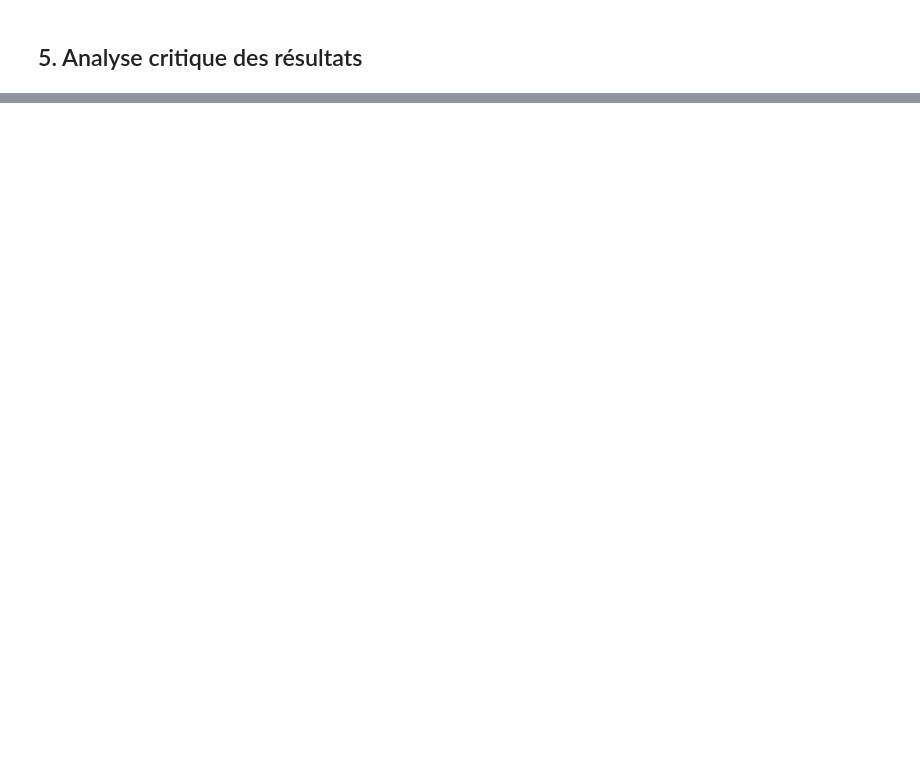
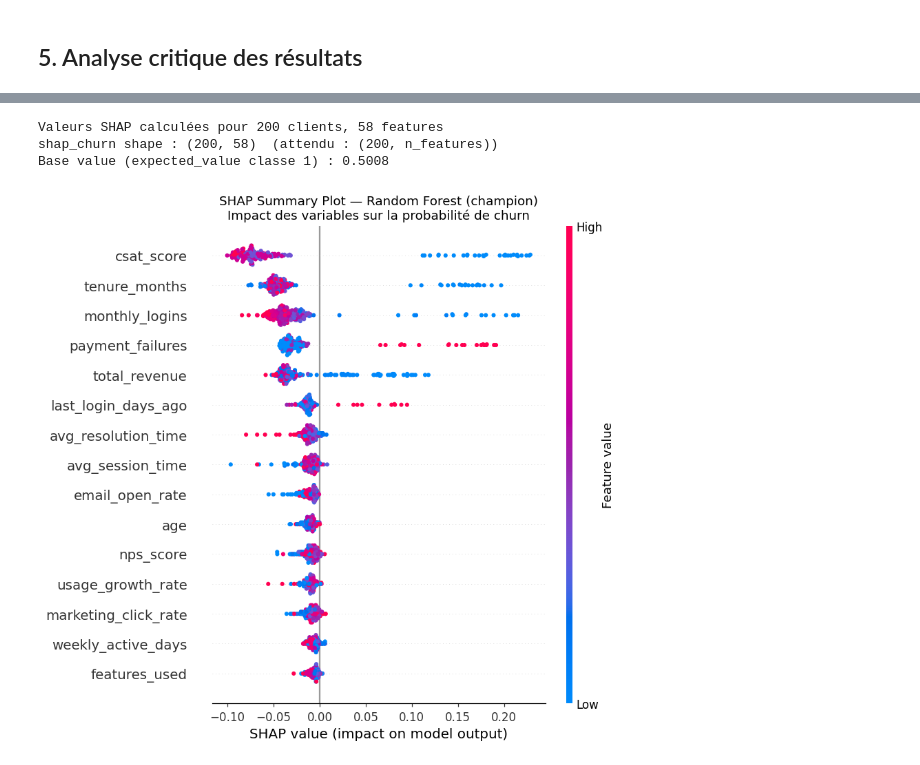
Before and after one commit to S13v3n-2/Projet_Data_Science, a Jupyter notebook: notebooks/08_model_comparison.ipynb, the cells around one changed output, grey strips where cells are left out. Cells and saved outputs as stored; diff of their text form; code cells hidden in the pictures; blank space fills up the shorter version.

```diff
--- a/notebooks/08_model_comparison.ipynb
+++ b/notebooks/08_model_comparison.ipynb
@@ -197,0 +360,51 @@ Décision finale :
+# %%
+import shap
+
+# TreeExplainer est optimisé pour les modèles basés sur les arbres (RF, XGBoost, LightGBM).
+# Il calcule exactement les valeurs de Shapley sans approximation, en O(TLD²)
+# où T = nombre d'arbres, L = feuilles max, D = profondeur max.
+explainer = shap.TreeExplainer(rf_model)
+
+# On calcule les valeurs SHAP sur un sous-ensemble du test (200 clients) pour la rapidité.
+# check_additivity=False évite un warning lié aux probabilités vs log-odds du RF.
+X_shap = X_test_df.copy()
+X_shap.columns = feature_names
+shap_values = explainer.shap_values(X_shap.iloc[:200], check_additivity=False)
+
+# shap_values peut être :
+#   - une liste [classe_0, classe_1] (ancienne API SHAP)
+#   - un tableau 3D (n_samples, n_features, n_classes) (nouvelle API SHAP >= 0.42)
+import numpy as np
+if isinstance(shap_values, list):
+    shap_churn = shap_values[1]           # ancienne API : liste indexée par classe
+elif hasattr(shap_values, "ndim") and shap_values.ndim == 3:
+    shap_churn = shap_values[:, :, 1]    # nouvelle API : 3D (n_samples, n_features, n_classes)
+else:
+    shap_churn = shap_values
+
+# expected_value : scalaire ou tableau selon la version SHAP
+ev_churn = (
+    float(explainer.expected_value[1])
+    if hasattr(explainer.expected_value, "__len__")
+    else float(explainer.expected_value)
+)
+
+print(f"Valeurs SHAP calculées pour 200 clients, {X_shap.shape[1]} features")
+print(f"shap_churn shape : {shap_churn.shape}  (attendu : (200, n_features))")
+print(f"Base value (expected_value classe 1) : {ev_churn:.4f}")
+# %% [output]
+Valeurs SHAP calculées pour 200 clients, 58 features
+shap_churn shape : (200, 58)  (attendu : (200, n_features))
+Base value (expected_value classe 1) : 0.5008
+# %%
+# Summary plot : vision globale de l'importance et de la direction d'impact de chaque variable.
+# Chaque point représente un client. La couleur indique la valeur de la feature (rouge = élevée).
+# La position sur l'axe X indique l'impact sur la probabilité de churn :
+# valeur SHAP positive = augmente la probabilité de churn, négative = la diminue.
+shap.summary_plot(shap_churn, X_shap.iloc[:200], show=False, max_display=15)
+plt.title("SHAP Summary Plot — Random Forest (champion)\nImpact des variables sur la probabilité de churn")
+plt.tight_layout()
+plt.savefig('data/processed/fig_shap_summary.png', bbox_inches='tight', dpi=150)
+plt.show()
+# %% [output]
+[figure, added]
```
Also changed, not shown: parts of 13 cells of this notebook, 6 other files.
